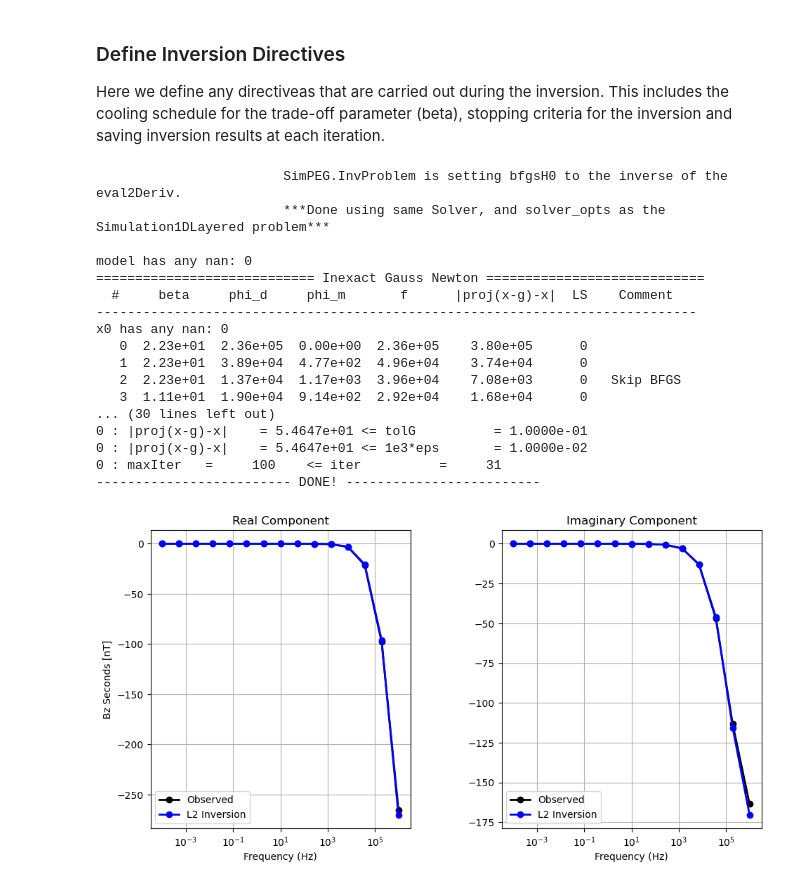
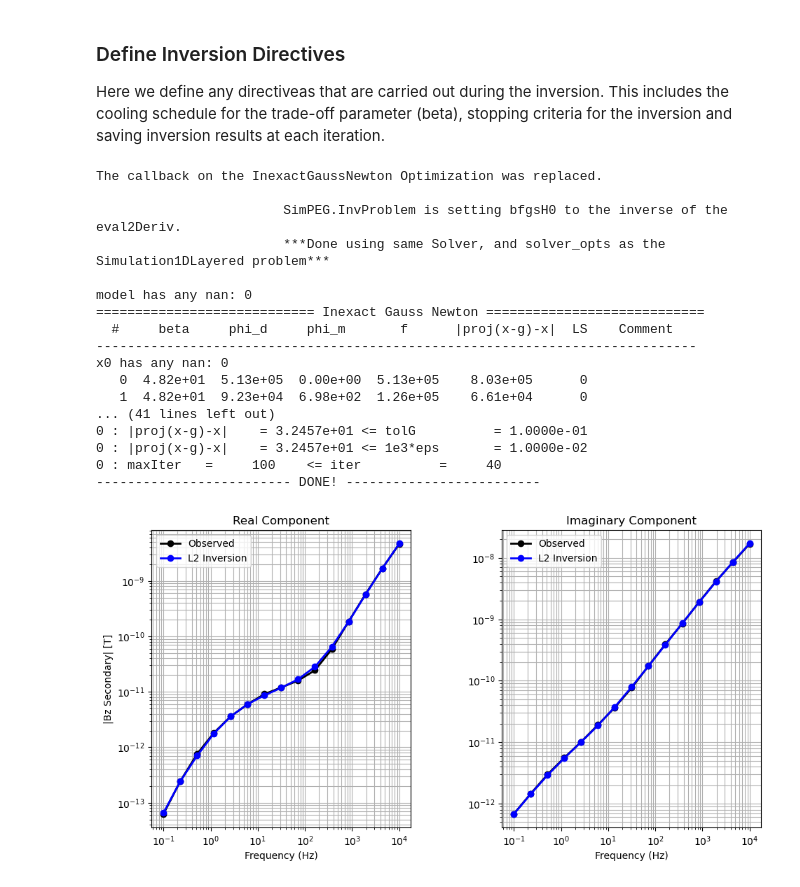
Before and after one commit to SabrinaAshik/EOSC454-Project-SabrinaAshik, a Jupyter notebook: 1d-notebooks/1d_sounding_1d_inversion.ipynb, the cells around one changed output. Drawn from its saved outputs; the diff is of its cells as text; code cells hidden in the pictures.

```diff
--- a/1d-notebooks/1d_sounding_1d_inversion.ipynb
+++ b/1d-notebooks/1d_sounding_1d_inversion.ipynb
@@ -35,7 +35,7 @@ inversion_mesh_2d = discretize.load_mesh("../meshes/inversion_mesh_2d.json")
 dir_path = "./1d_simulation_data/"
 # %%
 # Choose which side data to work with
-side = "left" # "right" or "left"
+side = "right" # "right" or "left"
 
 if side == "left":
     data_filename = dir_path + "em1dfm_data_left.txt"
@@ -68,21 +69,20 @@ source_location = np.array([0.0, 0.0, 30.0])
 moment = 1.0
 
 receiver_location = np.array([10.0, 0.0, 30.0])
-receiver_orientation = "z"
 
 # Receiver list
 receiver_list = []
 receiver_list.append(
     fdem.receivers.PointMagneticFluxDensitySecondary(
         receiver_location,
-        orientation=receiver_orientation,
+        orientation="z",
         component="real",
     )
 )
 receiver_list.append(
     fdem.receivers.PointMagneticFluxDensitySecondary(
         receiver_location,
-        orientation=receiver_orientation,
+        orientation="z",
         component="imag",
     )
 )
@@ -140,7 +140,7 @@ MAXIMUM SKIN DEPTH: 500000.0 m
 # %%
 depth_min = 50  # top layer thickness
 depth_max = 5000.0  # depth to lowest layer
-geometric_factor = 1.1  # rate of thickness increase
+geometric_factor = 1.2  # rate of thickness increase
 # %%
 # Increase subsequent layer thicknesses by the geometric factors until
 # it reaches the maximum layer depth.
@@ -231,10 +231,12 @@ starting_beta = directives.BetaEstimate_ByEig(beta0_ratio=1e0)
 beta_schedule = directives.BetaSchedule(coolingFactor=2.0, coolingRate=3)
 target_misfit = directives.TargetMisfit(chifact=1.0)
 
-directives_list_L2 = [update_jacobi,
+directives_list_L2 = [
+                      update_jacobi,
                       starting_beta,
                       beta_schedule,
-                      target_misfit]
+                      target_misfit,
+                      ]
 # %%
 # Here we combine the inverse problem and the set of directives
 inv_L2 = inversion.BaseInversion(inv_prob_L2, directives_list_L2)
@@ -242,6 +244,8 @@ inv_L2 = inversion.BaseInversion(inv_prob_L2, directives_list_L2)
 # Run the inversion
 recovered_model_L2 = inv_L2.run(starting_resistivity_model)
 # %% [output]
+The callback on the InexactGaussNewton Optimization was replaced.
+
                         SimPEG.InvProblem is setting bfgsH0 to the inverse of the eval2Deriv.
                         ***Done using same Solver, and solver_opts as the Simulation1DLayered problem***
 
@@ -250,35 +254,33 @@ model has any nan: 0
   #     beta     phi_d     phi_m       f      |proj(x-g)-x|  LS    Comment
 -----------------------------------------------------------------------------
 x0 has any nan: 0
-   0  2.23e+01  2.36e+05  0.00e+00  2.36e+05    3.80e+05      0
-   1  2.23e+01  3.89e+04  4.77e+02  4.96e+04    3.74e+04      0
-   2  2.23e+01  1.37e+04  1.17e+03  3.96e+04    7.08e+03      0   Skip BFGS
-   3  1.11e+01  1.90e+04  9.14e+02  2.92e+04    1.68e+04      0
-... (30 lines left out)
-0 : |proj(x-g)-x|    = 5.4647e+01 <= tolG          = 1.0000e-01
-0 : |proj(x-g)-x|    = 5.4647e+01 <= 1e3*eps       = 1.0000e-02
-0 : maxIter   =     100    <= iter          =     31
+   0  4.82e+01  5.13e+05  0.00e+00  5.13e+05    8.03e+05      0
+   1  4.82e+01  9.23e+04  6.98e+02  1.26e+05    6.61e+04      0
+... (41 lines left out)
+0 : |proj(x-g)-x|    = 3.2457e+01 <= tolG          = 1.0000e-01
+0 : |proj(x-g)-x|    = 3.2457e+01 <= 1e3*eps       = 1.0000e-02
+0 : maxIter   =     100    <= iter          =     40
 ------------------------- DONE! -------------------------
 # %%
 dpred_L2 = simulation_L2.dpred(recovered_model_L2)
 
 fig = plt.figure(figsize=(10, 5))
 ax = [fig.add_axes([0.1 + ii * 0.5, 0.1, 0.37, 0.85]) for ii in range(2)]
 for ii in range(2):
-    ax[ii].semilogx(frequencies, (10**9) *(dobs[ii::2]), "k-o", lw=2)
-    ax[ii].semilogx(frequencies, (10**9) *(dpred_L2[ii::2]), "b-o", lw=2)
+    ax[ii].loglog(frequencies, abs(dobs[ii::2]), "k-o", lw=2)
+    ax[ii].loglog(frequencies, abs(dpred_L2[ii::2]),"b-o", lw=2)
     ax[ii].grid(which="both")
     ax[ii].set_xlabel("Frequency (Hz)")
-    ax[ii].set_ylabel("Bz Seconds [nT]")
+    ax[ii].set_ylabel("|Bz Secondary| [T]")
     ax[ii].legend(["Observed", "L2 Inversion"])
     if ii == 1:
         ax[ii].set_ylabel("")
 
 ax[0].set_title("Real Component")
 ax[1].set_title("Imaginary Component")
 plt.show()
 # %% [output]
-[figure, old version]
+[figure, new version]
 # %%
 # Get true models
 true_layers,true_log_resistivity_map, true_log_resistivities,_ = get_1d_model(x_position=x_position,
```
Also changed, not shown: parts of 27 cells of this notebook, 13 other files.
